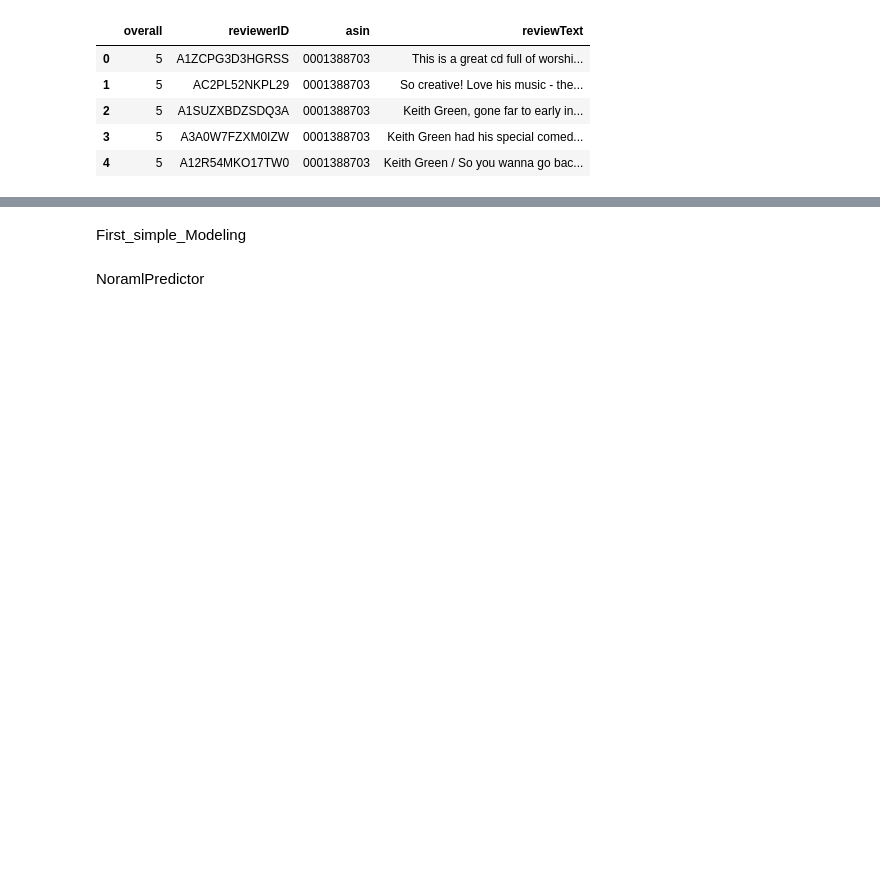
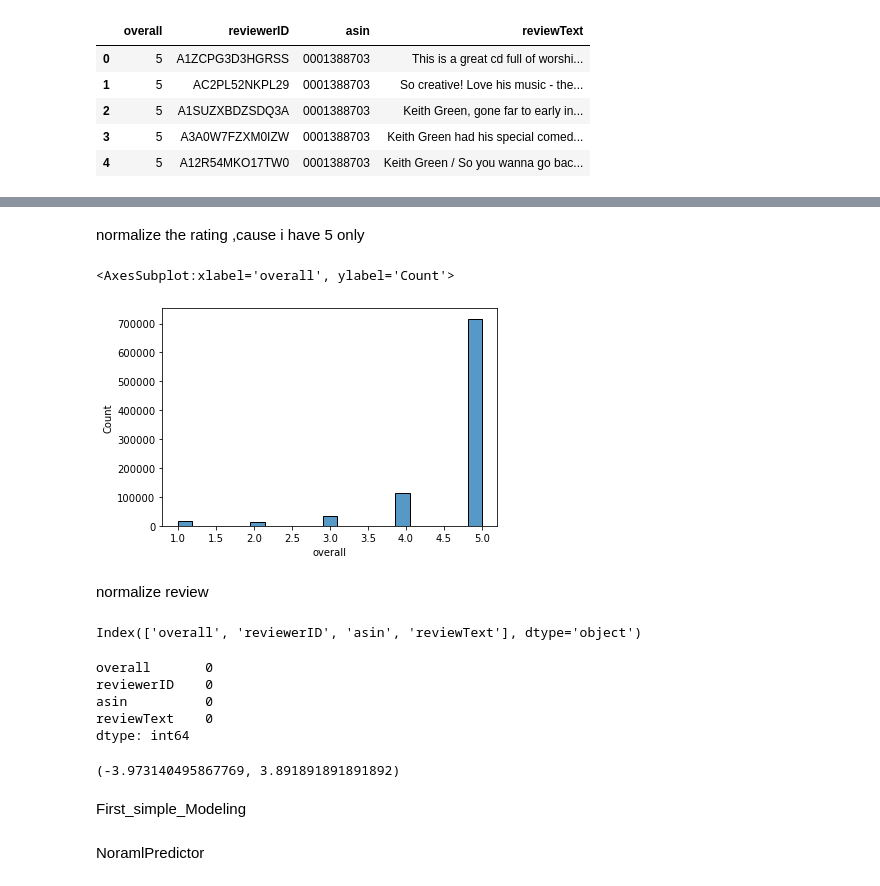
Before and after one commit to RigatN/Amazon_Digital_Music_Recommendation_System, a Jupyter notebook: Recommendation_system.ipynb, the cells around one changed output, grey strips where cells are left out. Cells and saved outputs as stored; diff of their text form; code cells hidden in the pictures; blank space fills up the shorter version.

```diff
--- a/Recommendation_system.ipynb
+++ b/Recommendation_system.ipynb
@@ -21,6 +30,6 @@ asin          0
 reviewText    5
 dtype: int64
 # %%
-music_review=music_review.drop('Unnamed: 0' , axis=1 )
+music_review2=music_review2.drop('Unnamed: 0' , axis=1 )
 # %%
-music_review.dropna(inplace=True)
+music_review2.dropna(inplace=True)
@@ -35,0 +62,9 @@ music_review.head()
+# %%
+# Count the occurrences of each reviewer ID
+reviewer_counts = music_review2['reviewerID'].value_counts()
+
+# Find reviewer IDs with count equals to 1
+reviewer_ids_to_drop = reviewer_counts[reviewer_counts == 1].index
+
+# Drop rows where reviewer ID is in the list of IDs to drop
+music_review2 = music_review2[~music_review2['reviewerID'].isin(reviewer_ids_to_drop)]
@@ -35,0 +86,30 @@ music_review.head()
+# %%
+# Count the occurrences of each reviewer ID
+asin_counts = music_review2['asin'].value_counts()
+
+# Find reviewer IDs with count equals to 1
+asin_to_drop = asin_counts[asin_counts == 1].index
+
+# Drop rows where reviewer ID is in the list of IDs to drop
+music_review2 = music_review2[~music_review2['reviewerID'].isin(reviewer_ids_to_drop)]
+# %% [markdown]
+normalize the rating ,cause i have 5 only
+# %%
+sns.histplot(music_review2.overall)
+# %% [output]
+<AxesSubplot:xlabel='overall', ylabel='Count'>
+[figure, added]
+# %% [markdown]
+normalize review
+# %%
+music_review2.columns
+# %% [output]
+Index(['overall', 'reviewerID', 'asin', 'reviewText'], dtype='object')
+# %%
+music_review2.isna().sum()
+# %% [output]
+overall       0
+reviewerID    0
+asin          0
+reviewText    0
+dtype: int64
@@ -36,3 +128,7 @@ music_review.head()
+# %%
+music_review2.normalized_rating.min(),music_review2.normalized_rating.max()
+# %% [output]
+(-3.973140495867769, 3.891891891891892)
 # %% [markdown]
 First_simple_Modeling
 # %% [markdown]
```
Also changed, not shown: parts of 28 cells of this notebook, 2 other files.
